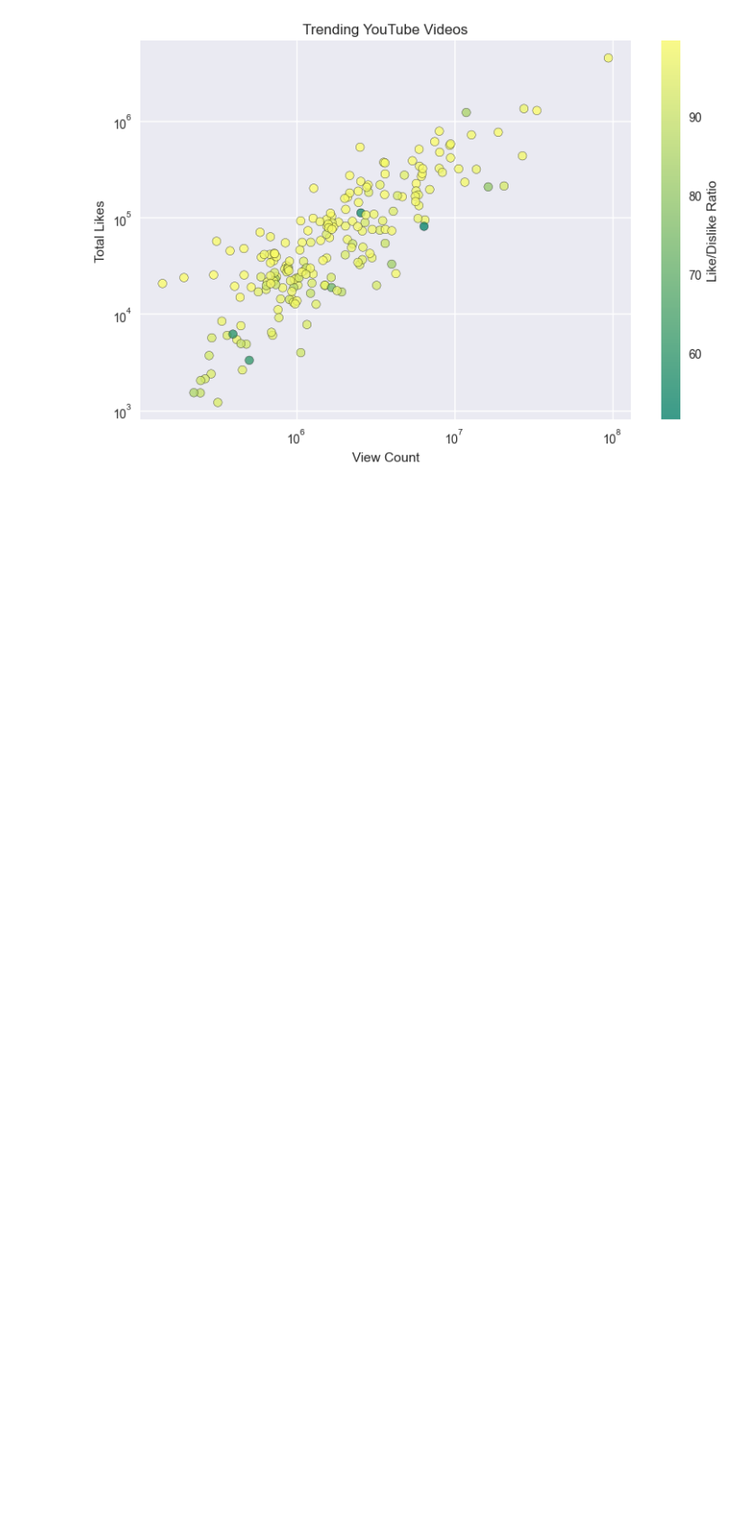
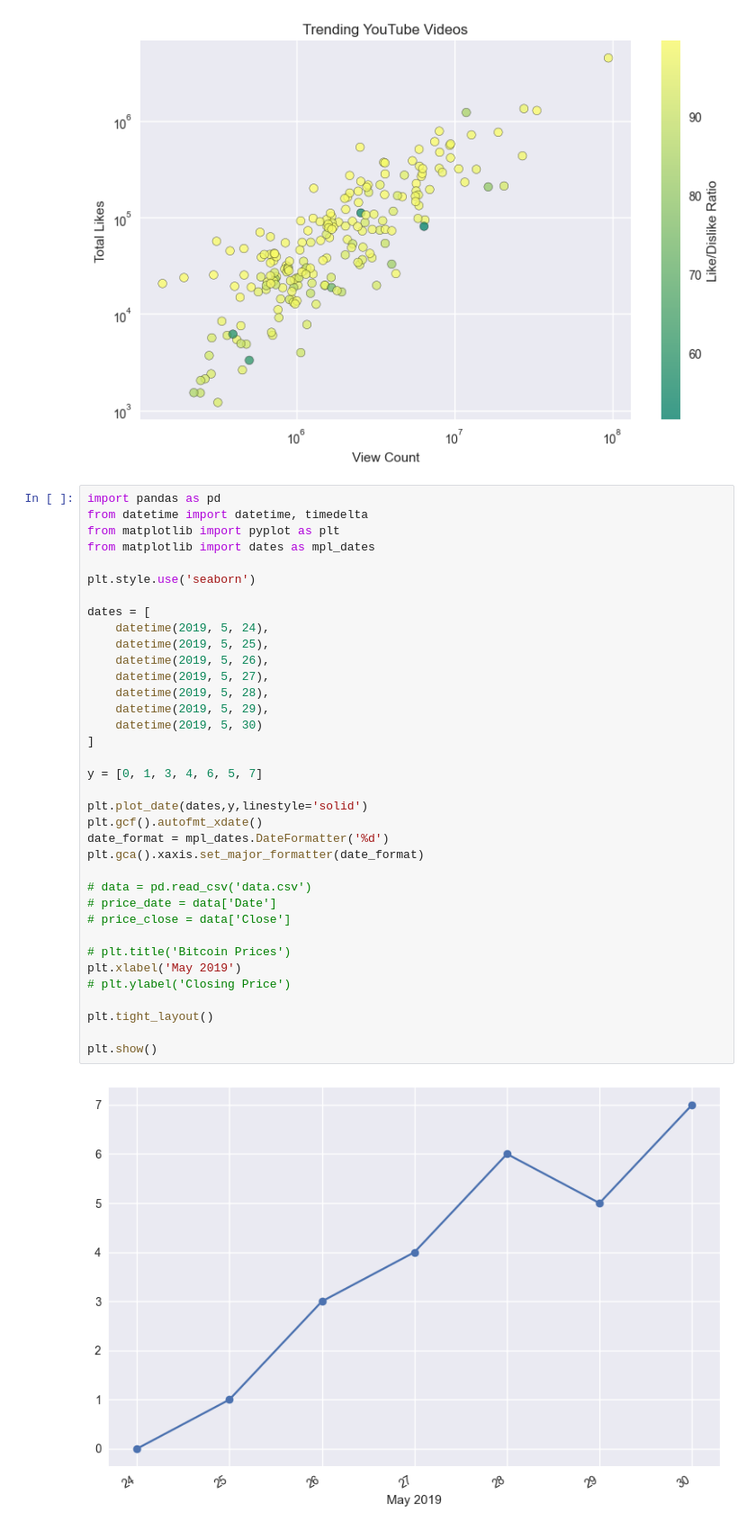
Before and after one commit to guamoshtli/Pandas, a Jupyter notebook: matplot.ipynb, the cells around one changed output. Shown at 90% size. Cells and saved outputs as stored; diff of their text form; blank space fills up the shorter version.

Commit message:
Matplotlib Tutorial (Part 8): Plotting Time Series Data

```diff
--- a/matplot.ipynb
+++ b/matplot.ipynb
@@ -811,3 +811,41 @@ plt.tight_layout()
 plt.show()
 # %% [output]
 [figure]
+# %%
+import pandas as pd
+from datetime import datetime, timedelta
+from matplotlib import pyplot as plt
+from matplotlib import dates as mpl_dates
+
+plt.style.use('seaborn')
+
+dates = [
+    datetime(2019, 5, 24),
+    datetime(2019, 5, 25),
+    datetime(2019, 5, 26),
+    datetime(2019, 5, 27),
+    datetime(2019, 5, 28),
+    datetime(2019, 5, 29),
+    datetime(2019, 5, 30)
+]
+
+y = [0, 1, 3, 4, 6, 5, 7]
+
+plt.plot_date(dates,y,linestyle='solid')
+plt.gcf().autofmt_xdate()
+date_format = mpl_dates.DateFormatter('%d')
+plt.gca().xaxis.set_major_formatter(date_format)
+
+# data = pd.read_csv('data.csv')
+# price_date = data['Date']
+# price_close = data['Close']
+
+# plt.title('Bitcoin Prices')
+plt.xlabel('May 2019')
+# plt.ylabel('Closing Price')
+
+plt.tight_layout()
+
+plt.show()
+# %% [output]
+[figure, added]
```
Also changed, not shown: parts of 2 cells of this notebook.
